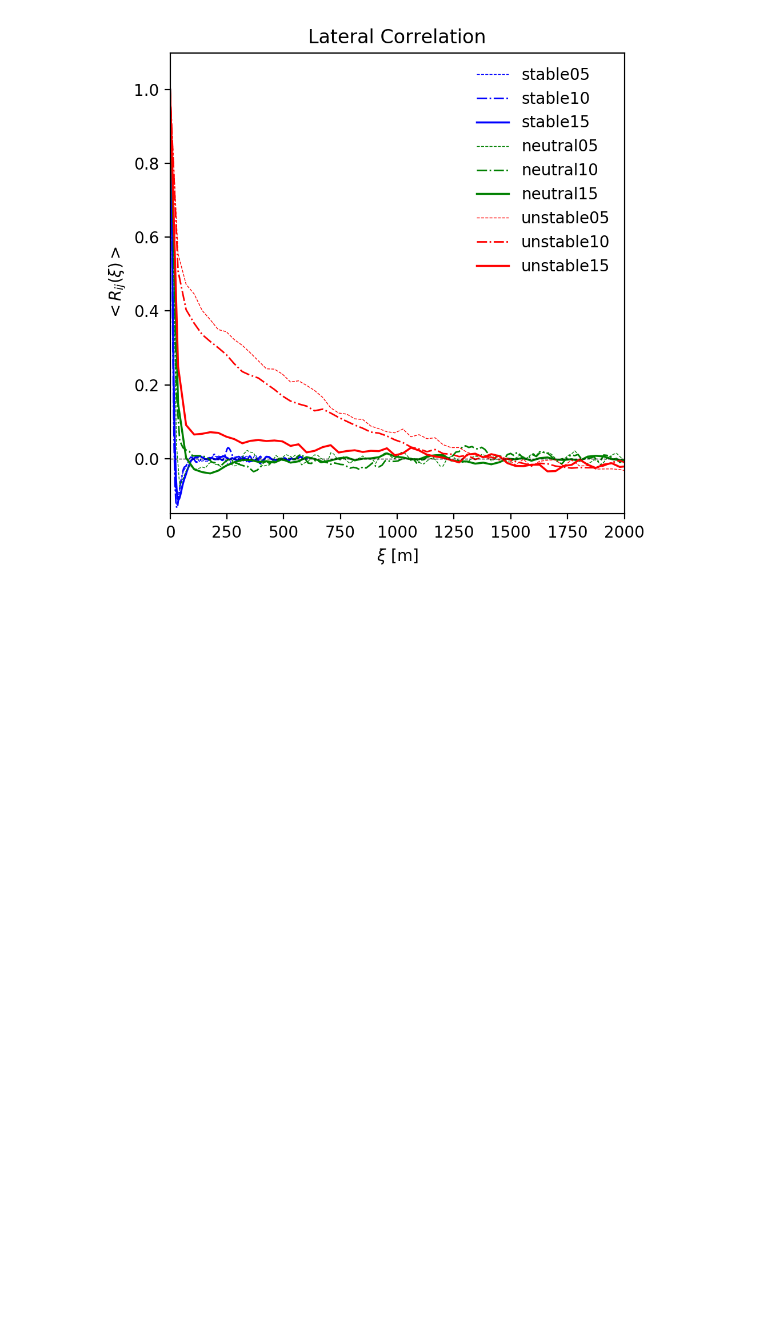
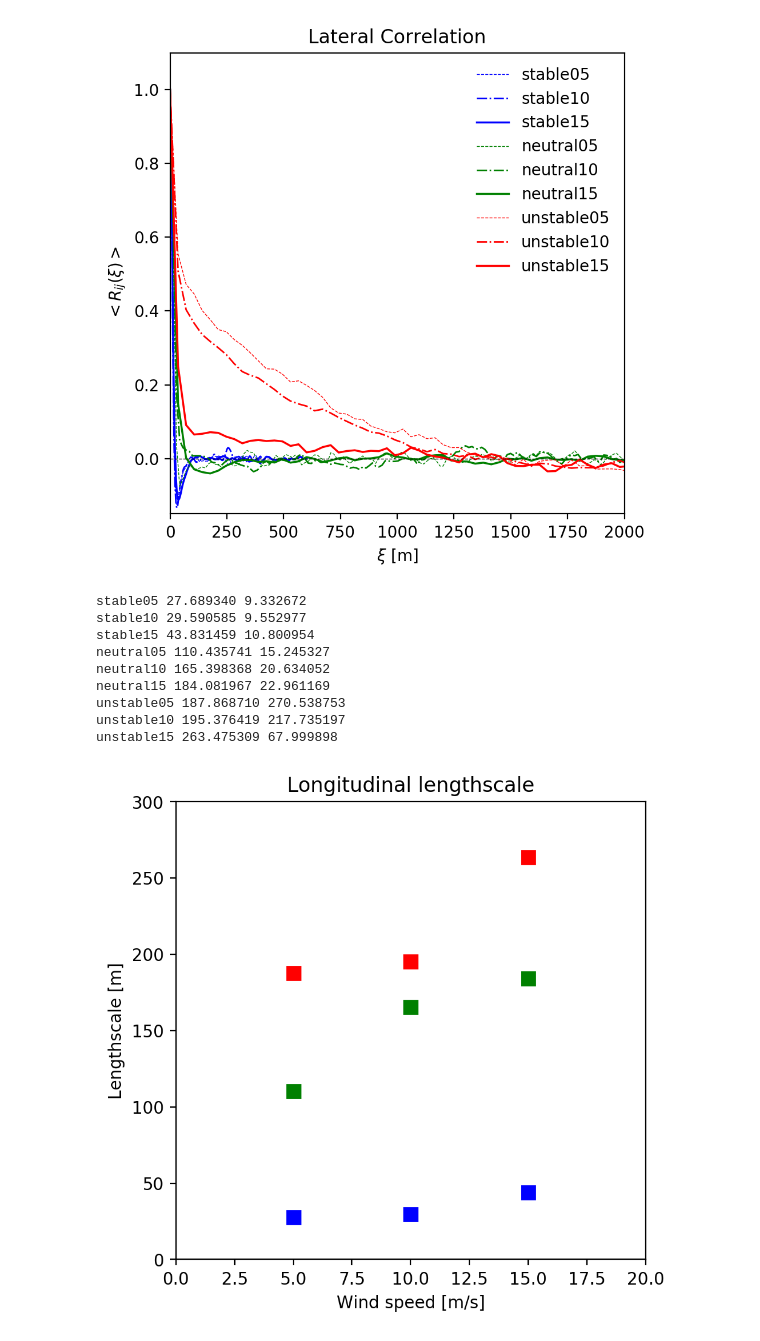
Before and after one commit to lawrenceccheung/AIAAScitech2021, a Jupyter notebook: Postprocessing/ABLLength/CompareAll_ABL_Lengthscales.ipynb, the cells around one changed output. Drawn from its saved outputs; the diff is of its cells as text; code cells hidden in the pictures; blank space fills up the shorter version.

Commit message:
Added more plots and AMRWind_NaluWind_stable_AllWS_2p5Cubed.ipynb

```diff
--- a/Postprocessing/ABLLength/CompareAll_ABL_Lengthscales.ipynb
+++ b/Postprocessing/ABLLength/CompareAll_ABL_Lengthscales.ipynb
@@ -26,18 +29,18 @@ NumReqCols = 3   # Number of required columns in the table
 # Define all cases here
 runlist = [
     # Case        dir       file
-    ['stable05',   'AMRWindRuns/stable/05ms/sim_dx2.5/',  'stable05_avgRij_0_2500_501_iplane_0.dat',       {'color':'b', 'lw':0.5, 'lstyle':'--'}],
-    ['stable10',   'AMRWindRuns/stable/10ms/sim_dx2.5/',  'stable10_avgRij_0_2500_501_iplane_0.dat',       {'color':'b', 'lw':1, 'lstyle':'-.'}],
-    ['stable15',   'AMRWindRuns/stable/15ms/sim_dx2.5/',  'stable15_avgRij_0_2500_501_iplane_0.dat',       {'color':'b', 'lw':1.25, 'lstyle':'-'}],
+    ['stable05',   'AMRWindRuns/stable/05ms/sim_dx2.5/',  'stable05_avgRij_0_2500_501_iplane_0.dat',            {'WS':5,  'color':'b', 'lw':0.5, 'lstyle':'--'}],
+    ['stable10',   'AMRWindRuns/stable/10ms/sim_dx2.5/',  'stable10_avgRij_0_2500_501_iplane_0.dat',            {'WS':10, 'color':'b', 'lw':1, 'lstyle':'-.'}],
+    ['stable15',   'AMRWindRuns/stable/15ms/sim_dx2.5/',  'stable15_avgRij_0_2500_501_iplane_0.dat',            {'WS':15, 'color':'b', 'lw':1.25, 'lstyle':'-'}],
 
     # Neutral cases
-    ['neutral05',  'NaluWindRuns/neutral/05ms/05ms_iter07', 'neutral05_avgRij_30001_39991_1000_iplane_0.dat',  {'color':'g', 'lstyle':'--', 'lw':0.5}],
-    ['neutral10',  'NaluWindRuns/neutral/10ms/10ms_iter03', 'neutral10_avgRij_31001_39481_849_iplane_0.dat',   {'color':'g', 'lstyle':'-.', 'lw':1}],
-    ['neutral15',  'NaluWindRuns/neutral/15ms/15ms_iter03', 'neutral15_avgRij_30001_39991_1000_iplane_0.dat',   {'color':'g', 'lstyle':'-',  'lw':1.25}],
+    ['neutral05',  'NaluWindRuns/neutral/05ms/05ms_iter07', 'neutral05_avgRij_30001_39991_1000_iplane_0.dat',   {'WS':5, 'color':'g', 'lstyle':'--', 'lw':0.5}],
+    ['neutral10',  'NaluWindRuns/neutral/10ms/10ms_iter03', 'neutral10_avgRij_31001_39481_849_iplane_0.dat',    {'WS':10, 'color':'g', 'lstyle':'-.', 'lw':1}],
+    ['neutral15',  'NaluWindRuns/neutral/15ms/15ms_iter03', 'neutral15_avgRij_30001_39991_1000_iplane_0.dat',   {'WS':15, 'color':'g', 'lstyle':'-',  'lw':1.25}],
 
-    ['unstable05', 'NaluWindRuns/unstable/05ms/05ms_iter01', 'unstable05_avgRij_30001_34991_500_iplane_0.dat',  {'color':'r', 'lstyle':'--', 'lw':0.5}],
-    ['unstable10', 'NaluWindRuns/unstable/10ms/10ms_iter01', 'unstable10_avgRij_30001_39991_1000_iplane_0.dat',  {'color':'r', 'lstyle':'-.', 'lw':1.0}],
-    ['unstable15', 'NaluWindRuns/unstable/15ms/15ms_iter01', 'unstable15_avgRij_30001_34991_500_iplane_0.dat',  {'color':'r', 'lstyle':'-',  'lw':1.25}],
+    ['unstable05', 'NaluWindRuns/unstable/05ms/05ms_iter01', 'unstable05_avgRij_30001_34991_500_iplane_0.dat',  {'WS':5, 'color':'r', 'lstyle':'--', 'lw':0.5}],
+    ['unstable10', 'NaluWindRuns/unstable/10ms/10ms_iter01', 'unstable10_avgRij_30001_39991_1000_iplane_0.dat', {'WS':10, 'color':'r', 'lstyle':'-.', 'lw':1.0}],
+    ['unstable15', 'NaluWindRuns/unstable/15ms/15ms_iter01', 'unstable15_avgRij_30001_34991_500_iplane_0.dat',  {'WS':15, 'color':'r', 'lstyle':'-',  'lw':1.25}],
 ]
 
 # Stuff for saving figures
@@ -96,3 +99,59 @@ if savefigs:
 # %% [output]
 [figure]
 [figure]
+# %%
+# --- Paper version ---
+plt.figure("long", figsize=(5,5),dpi=200)
+plt.figure("lat",  figsize=(5,5),dpi=200)
+#plt.rc('font', size=14)
+for irun, run in enumerate(runlist[:]):
+    rundict  = runlist[irun][NumReqCols] if len(runlist[irun])>NumReqCols else {}
+    pltcolor = getparam('color', rundict, 'b')
+    lstyle   = getparam('lstyle', rundict, '-')
+    lw       = getparam('lw', rundict, 1)
+    WS       = getparam('WS', rundict, 0)
+    label    = run[0]
+    rundir   = run[1]
+    datafile = run[2]
+
+    RijData  = np.loadtxt(baserundir+'/'+rundir+'/'+datafile)
+    # Calculate lengthscale
+    longlengthscale = corr.calclengthscale(RijData[:,0], RijData[:,1])
+    latlengthscale  = corr.calclengthscale(RijData[:,2], RijData[:,3])
+    #print('LONG lengthscale = %f'%longlengthscale)
+    print('%s %f %f'%(label, longlengthscale, latlengthscale))
+    plt.figure("long")
+    plt.plot(WS, longlengthscale, marker='s', color=pltcolor, markersize=8)
+    plt.figure("lat")
+    plt.plot(WS, latlengthscale, marker='s', color=pltcolor, markersize=8)
+
+plt.figure("long")
+plt.ylim([0, 300]);
+plt.xlim([0, 20])
+plt.xlabel('Wind speed [m/s]');
+plt.ylabel('Lengthscale [m]');
+plt.title('Longitudinal lengthscale');
+
+plt.figure("lat")
+plt.ylim([0, 300]);
+plt.xlim([0, 20])
+plt.xlabel('Wind speed [m/s]');
+plt.ylabel('Lengthscale [m]');
+plt.title('Lateral lengthscale');
+
+if savefigs:
+    plt.figure("long")
+    plt.savefig(figdir+'/'+'AllStability_Rij_LongitudinalLengthscale.png')
+    plt.figure("lat")
+    plt.savefig(figdir+'/'+'AllStability_Rij_LateralLengthscale.png')
+# %% [output]
+stable05 27.689340 9.332672
+stable10 29.590585 9.552977
+stable15 43.831459 10.800954
+neutral05 110.435741 15.245327
+neutral10 165.398368 20.634052
+neutral15 184.081967 22.961169
+unstable05 187.868710 270.538753
+unstable10 195.376419 217.735197
+unstable15 263.475309 67.999898
+[figure, added]
```
Also changed, not shown: parts of 2 cells of this notebook, 8 other files.
